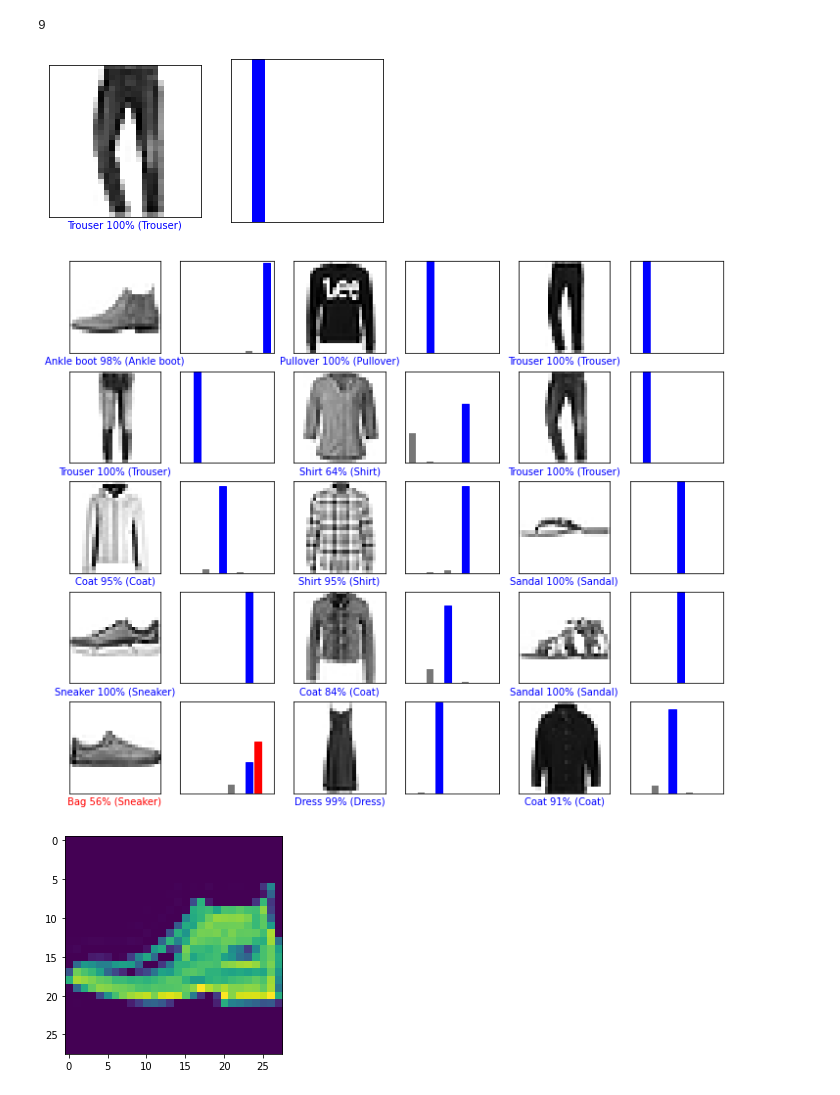
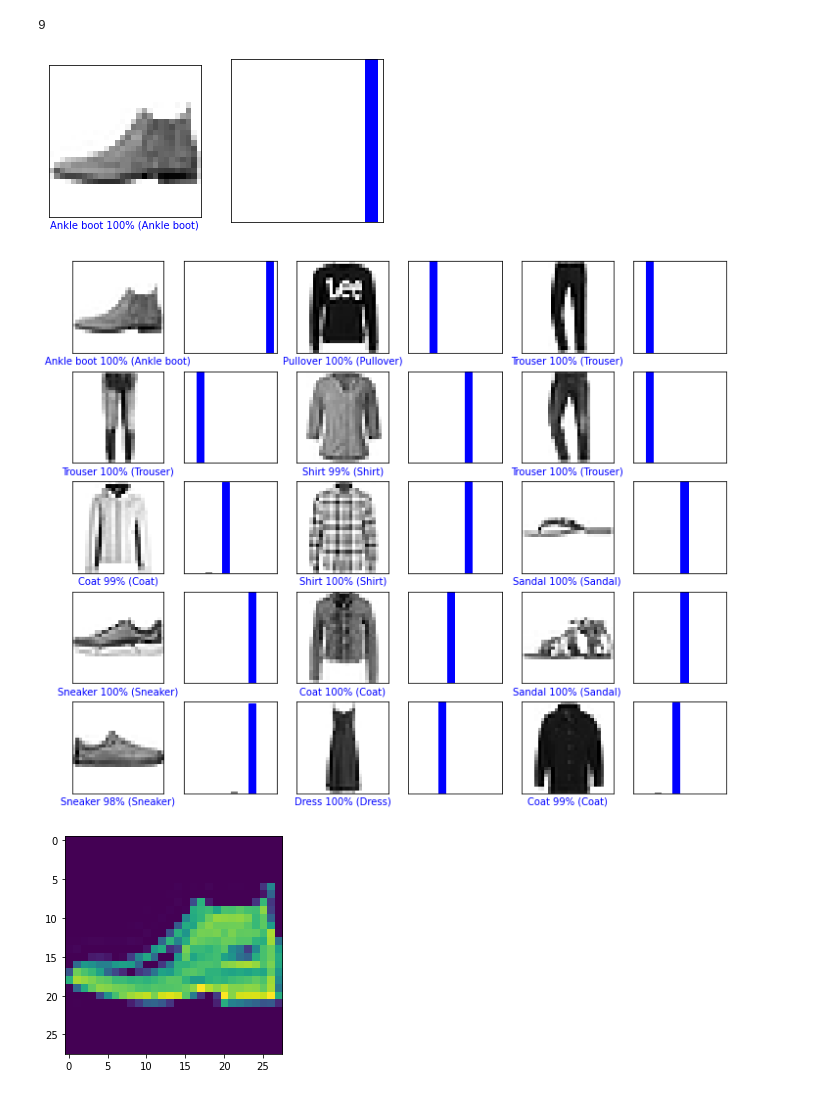
Before and after one commit to arlap/fashionMNIST_experiments, a Jupyter notebook: notebooks/1.0-lao-fashionMNIST.ipynb, the cells around one changed output. Saved outputs shown, nothing was run; the diff lists cells and outputs as text; code cells hidden in the pictures.

```diff
--- a/notebooks/1.0-lao-fashionMNIST.ipynb
+++ b/notebooks/1.0-lao-fashionMNIST.ipynb
@@ -146,3 +172,2 @@ Wall time: 24.6 s
 # %%
-#dense_model.save("../models/dense_arch_model.h5")
-dense_model = keras.models.load_model("../models/dense_arch_model.h5")
+dense_model = keras.models.load_model("../models/dense_arch_best_loss.h5")
@@ -211,3 +258,2 @@ Wall time: 11min 13s
 # %%
-#conv_model.save("../models/conv_arch_model.h5")
-conv_model = keras.models.load_model("../models/conv_arch_model.h5")
+conv_model = keras.models.load_model("../models/conv_arch_best_acc.h5")
@@ -299,7 +517,7 @@ Test accuracy: 0.8996999859809875
 # %% [markdown]
 # Let's look at predictions
 # %%
-predictions = model.predict(test_imgs.reshape(10000, 28, 28, 1))
+predictions = conv_model.predict(test_imgs.reshape(10000, 28, 28, 1))
 # %%
 predictions[0]
 # %% [output]
@@ -315,15 +533,15 @@ test_labels[0]
 # %% [output]
 9
 # %%
-i = 5
+i = 0
 plt.figure(figsize=(6,3))
 plt.subplot(1,2,1)
 vis.plot_image(predictions[i], test_labels[i], test_imgs[i], class_names)
 plt.subplot(1,2,2)
 vis.plot_value_array(predictions[i],  test_labels[i])
 plt.show()
 # %% [output]
-[figure, old version]
+[figure, new version]
 # %%
 num_rows = 5
 num_cols = 3
@@ -336,7 +554,7 @@ for i in range(num_images):
     vis.plot_value_array(predictions[i], test_labels[i])
 plt.show()
 # %% [output]
-[figure, old version]
+[figure, new version]
 # %%
 img = test_imgs[4567]
 plt.imshow(img)
```
Also changed, not shown: parts of 112 cells of this notebook, 2 other files.
